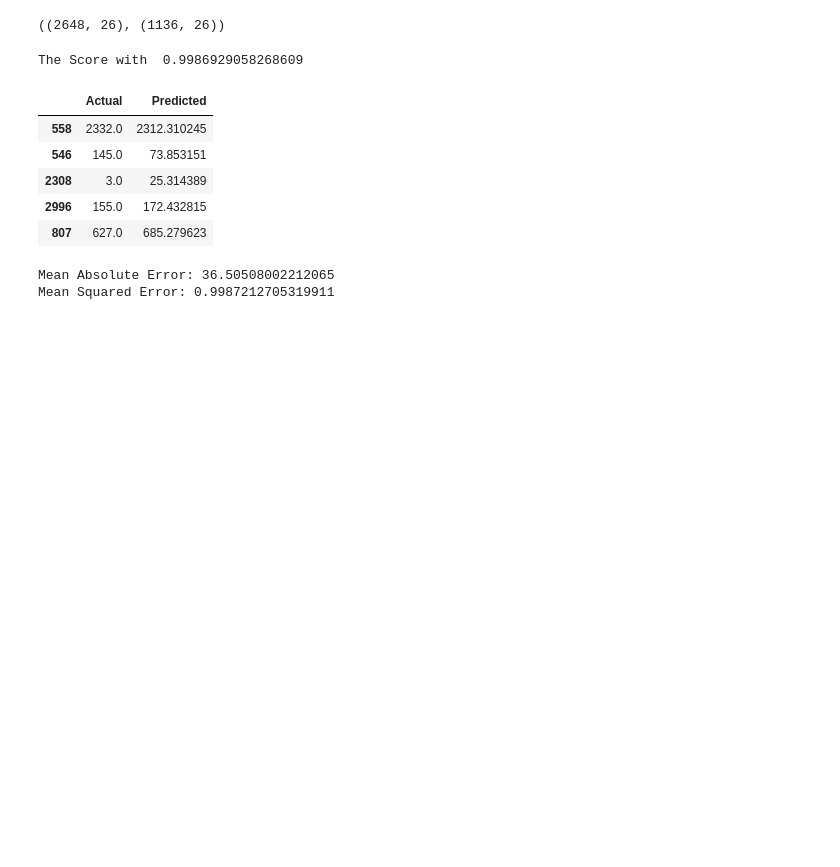
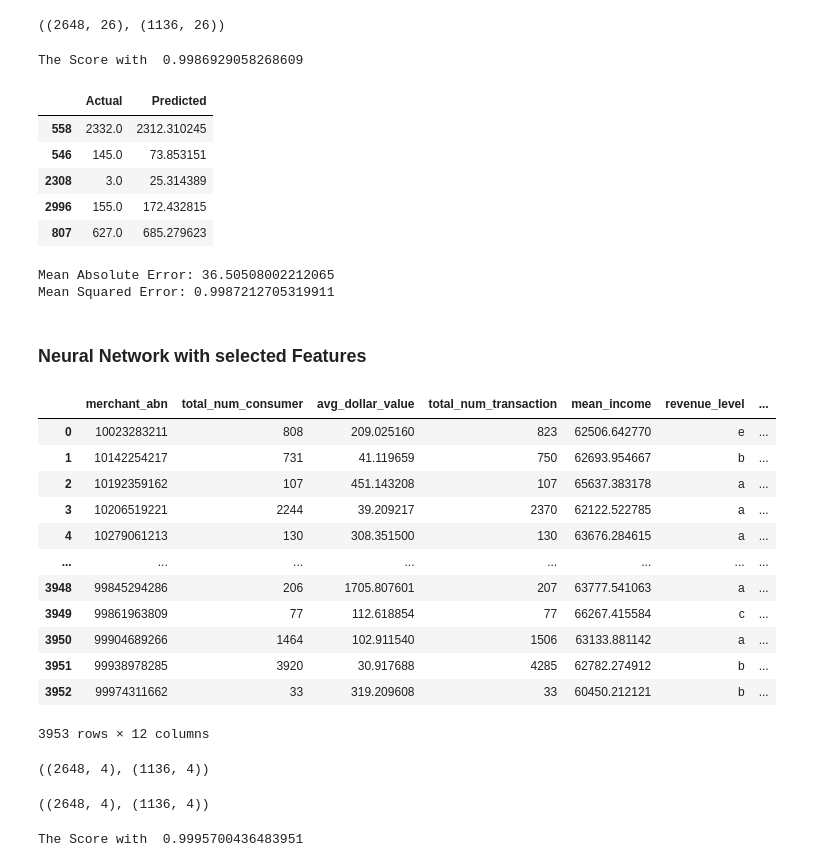
Before and after one commit to MAST30034-Applied-Data-Science/generic-buy-now-pay-later-project-group-14, a Jupyter notebook: models/predict_num_consumer.ipynb, the cells around one changed output. Drawn from its saved outputs; the diff is of its cells as text; code cells hidden in the pictures; blank space fills up the shorter version.

Commit message:
consumer model with selected features

```diff
--- a/models/predict_num_consumer.ipynb
+++ b/models/predict_num_consumer.ipynb
@@ -229,3 +229,21 @@ print('Mean Squared Error:', metrics.r2_score(y_test, y_pred))
 # %% [output]
 Mean Absolute Error: 36.50508002212065
 Mean Squared Error: 0.9987212705319911
+# %% [markdown]
+### Neural Network with selected Features
+# %%
+full
+# %% [output]
+|  | merchant_abn | total_num_consumer | avg_dollar_value | total_num_transaction | mean_income | revenue_level | ... |
+| 0 | 10023283211 | 808 | 209.025160 | 823 | 62506.642770 | e | ... |
+| 1 | 10142254217 | 731 | 41.119659 | 750 | 62693.954667 | b | ... |
+| 2 | 10192359162 | 107 | 451.143208 | 107 | 65637.383178 | a | ... |
+| 3 | 10206519221 | 2244 | 39.209217 | 2370 | 62122.522785 | a | ... |
+| 4 | 10279061213 | 130 | 308.351500 | 130 | 63676.284615 | a | ... |
+| ... | ... | ... | ... | ... | ... | ... | ... |
+| 3948 | 99845294286 | 206 | 1705.807601 | 207 | 63777.541063 | a | ... |
+| 3949 | 99861963809 | 77 | 112.618854 | 77 | 66267.415584 | c | ... |
+| 3950 | 99904689266 | 1464 | 102.911540 | 1506 | 63133.881142 | a | ... |
+| 3951 | 99938978285 | 3920 | 30.917688 | 4285 | 62782.274912 | b | ... |
+| 3952 | 99974311662 | 33 | 319.209608 | 33 | 60450.212121 | b | ... |
+3953 rows × 12 columns
@@ -231,0 +252,20 @@ Mean Squared Error: 0.9987212705319911
+# %%
+X_train, X_test, y_train, y_test = train_test_split(consumer_df.loc[:, consumer_df.columns != 'next_total_num_consumer'], consumer_df['next_total_num_consumer'], test_size=0.3, random_state=0)
+X_train.shape, X_test.shape
+# %% [output]
+((2648, 4), (1136, 4))
+# %%
+# scale train and test dataset in order to be standard normally distributed with zero mean
+sc_X = StandardScaler()
+X_trainscaled=sc_X.fit_transform(X_train)
+X_testscaled=sc_X.transform(X_test)
+X_trainscaled.shape, X_testscaled.shape
+# %% [output]
+((2648, 4), (1136, 4))
+# %%
+mlp_reg = MLPRegressor(hidden_layer_sizes=(128,128,128,128),activation="relu" ,solver = 'adam', random_state=30034, max_iter=20000)\
+    .fit(X_trainscaled, y_train)
+y_pred=mlp_reg.predict(X_testscaled)
+print("The Score with ", (metrics.r2_score(y_pred, y_test)))
+# %% [output]
+The Score with  0.9995700436483951
```
Also changed, not shown: parts of 10 cells of this notebook, 2 other files.
